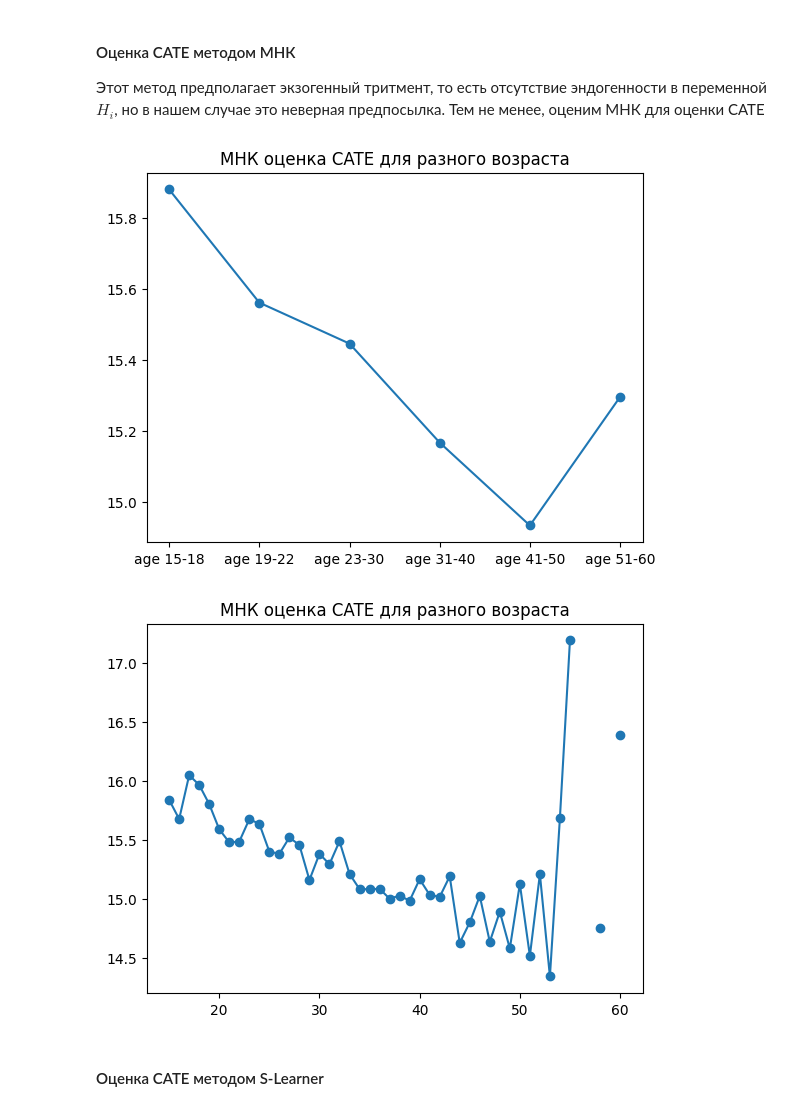
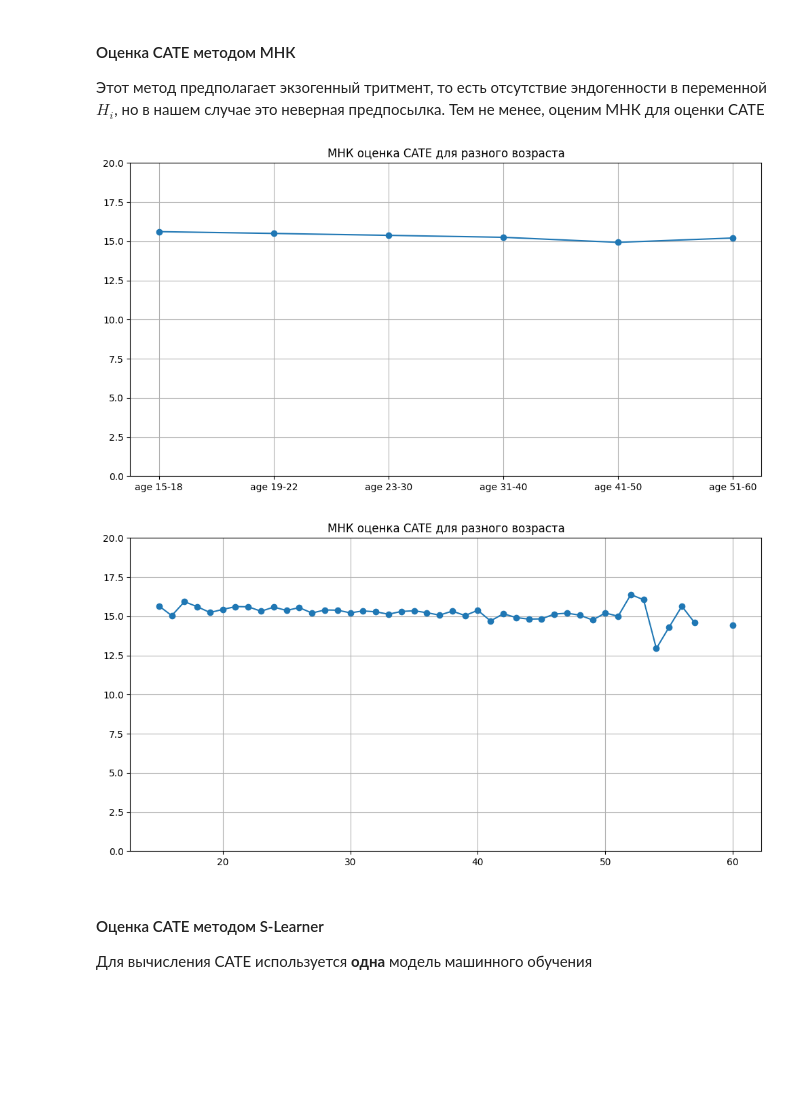
Before and after one commit to Zianielir/text_recall_and_education_research, a Jupyter notebook: 5_effects.ipynb, the cells around one changed output. Saved outputs shown, nothing was run; the diff lists cells and outputs as text; code cells hidden in the pictures; blank space fills up the shorter version.

```diff
--- a/5_effects.ipynb
+++ b/5_effects.ipynb
@@ -583,25 +584,27 @@ cate = results.params['higher_edu'] + X_dml @ results.params[interactions.column
 # %%
 cates_age_groups_OLS = []
 age_groups = {
     'age 15-18': (15 <= X_dml['age']) & (X_dml['age'] <= 18),
     'age 19-22': (19 <= X_dml['age']) & (X_dml['age'] <= 22),
     'age 23-30': (23 <= X_dml['age']) & (X_dml['age'] <= 30),
     'age 31-40': (31 <= X_dml['age']) & (X_dml['age'] <= 40),
     'age 41-50': (41 <= X_dml['age']) & (X_dml['age'] <= 50),
     'age 51-60': (51 <= X_dml['age']),
 }
 
 for age_group, age_mask in age_groups.items():
     cates_age_groups_OLS.append(cate.loc[age_mask].mean())
 
 CATE_by_age_OLS = pd.DataFrame({'CATE': cates_age_groups_OLS,
                             'age': age_groups.keys()})
 
+plt.figure(figsize=(12, 6))
 plt.plot(CATE_by_age_OLS['age'], CATE_by_age_OLS['CATE'], marker='o')
-
-plt.title('МНК оценка CATE для разного возраста');
+plt.title('МНК оценка CATE для разного возраста')
+plt.grid()
+plt.ylim(0, 20);
 # %% [output]
-[figure, old version]
+[figure, new version]
 # %%
 cates_age = []
 ages = list(range(15, 61))
@@ -612,10 +615,14 @@ for age in ages:
 CATE_by_age = pd.DataFrame({'CATE': cates_age,
                             'age': ages})
 
+plt.figure(figsize=(12, 6))
 plt.plot(CATE_by_age['age'], CATE_by_age['CATE'], marker='o')
-
-plt.title('МНК оценка CATE для разного возраста');
+plt.title('МНК оценка CATE для разного возраста')
+plt.grid()
+plt.ylim(0, 20);
 # %% [output]
-[figure, old version]
+[figure, new version]
 # %% [markdown]
 #### Оценка CATE методом S-Learner
+
+Для вычисления CATE используется **одна** модель машинного обучения
```
Also changed, not shown: parts of 40 cells of this notebook.
